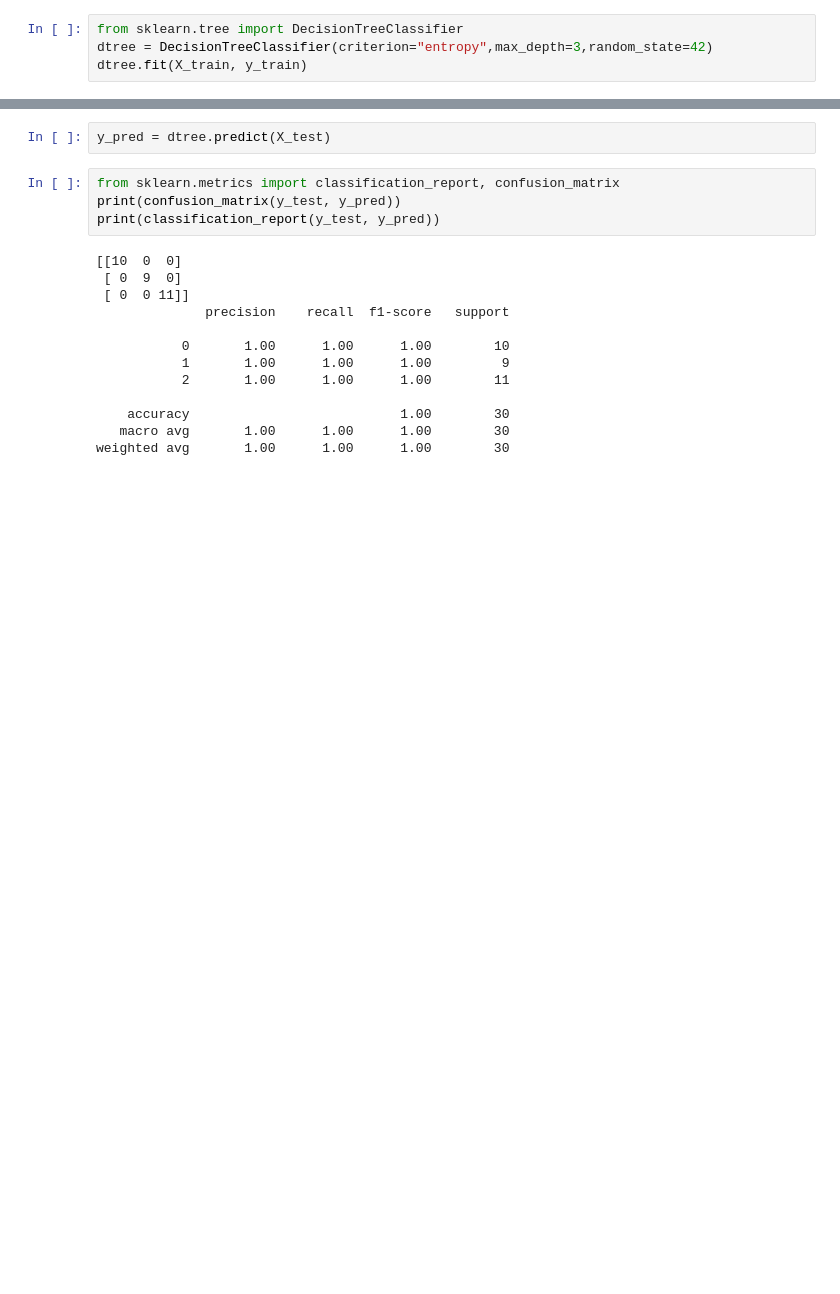
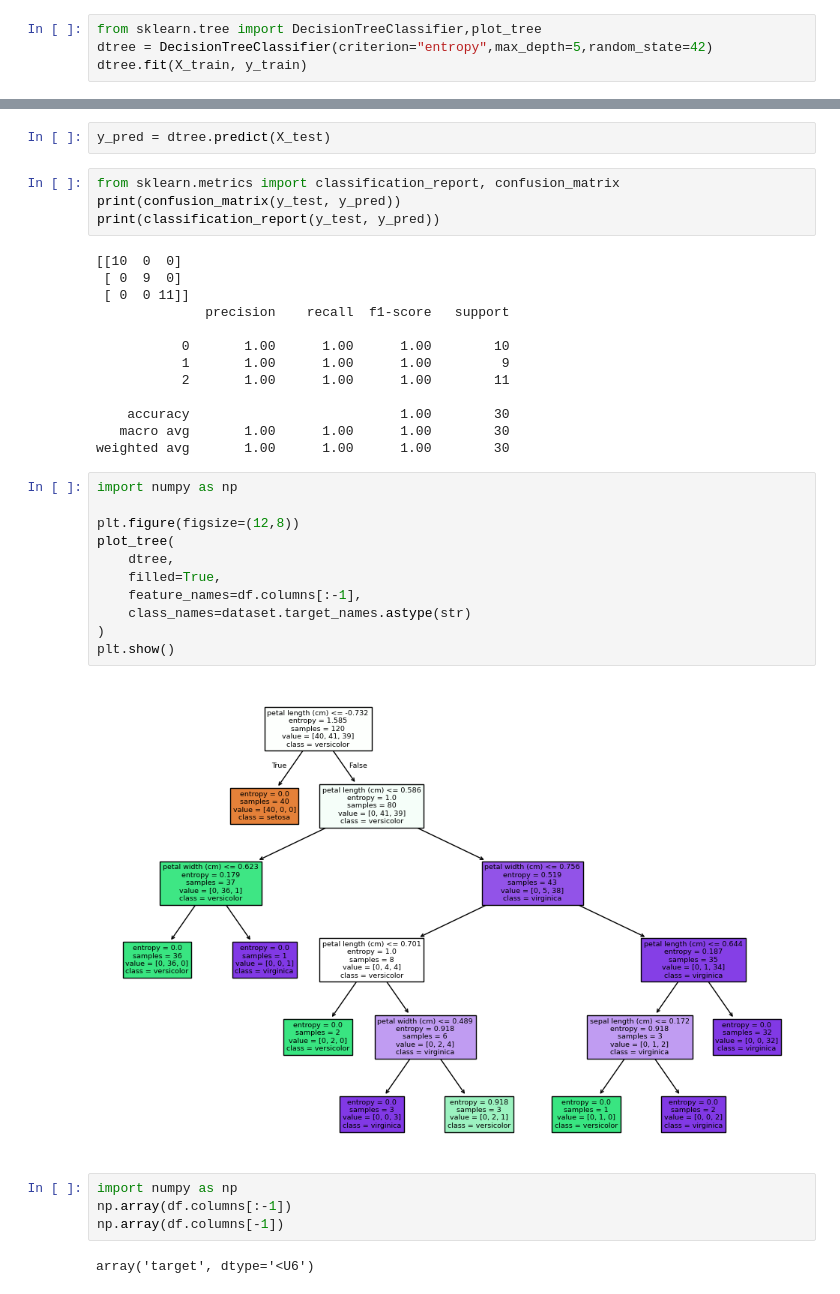
Before and after one commit to vedant-kalal/Sculpt_Soft_Projects, a Jupyter notebook: ML_Algorithm_Execution/decision_tree.ipynb, the cells around one changed output, grey strips where cells are left out. Cells and saved outputs as stored; diff of their text form; blank space fills up the shorter version.

```diff
--- a/ML_Algorithm_Execution/decision_tree.ipynb
+++ b/ML_Algorithm_Execution/decision_tree.ipynb
@@ -44,7 +44,7 @@ scaler = StandardScaler()
 X_train = scaler.fit_transform(X_train)
 X_test = scaler.transform(X_test)
 # %%
-from sklearn.tree import DecisionTreeClassifier
-dtree = DecisionTreeClassifier(criterion="entropy",max_depth=3,random_state=42)
+from sklearn.tree import DecisionTreeClassifier,plot_tree
+dtree = DecisionTreeClassifier(criterion="entropy",max_depth=5,random_state=42)
 dtree.fit(X_train, y_train)
 # %% [output]
@@ -68,3 +68,22 @@ print(classification_report(y_test, y_pred))
     accuracy                           1.00        30
    macro avg       1.00      1.00      1.00        30
 weighted avg       1.00      1.00      1.00        30
+# %%
+import numpy as np
+
+plt.figure(figsize=(12,8))
+plot_tree(
+    dtree,
+    filled=True,
+    feature_names=df.columns[:-1],
+    class_names=dataset.target_names.astype(str)
+)
+plt.show()
+# %% [output]
+[figure, added]
+# %%
+import numpy as np
+np.array(df.columns[:-1])
+np.array(df.columns[-1])
+# %% [output]
+array('target', dtype='<U6')
```
Also changed, not shown: parts of 1 cell of this notebook, 2 other files.
